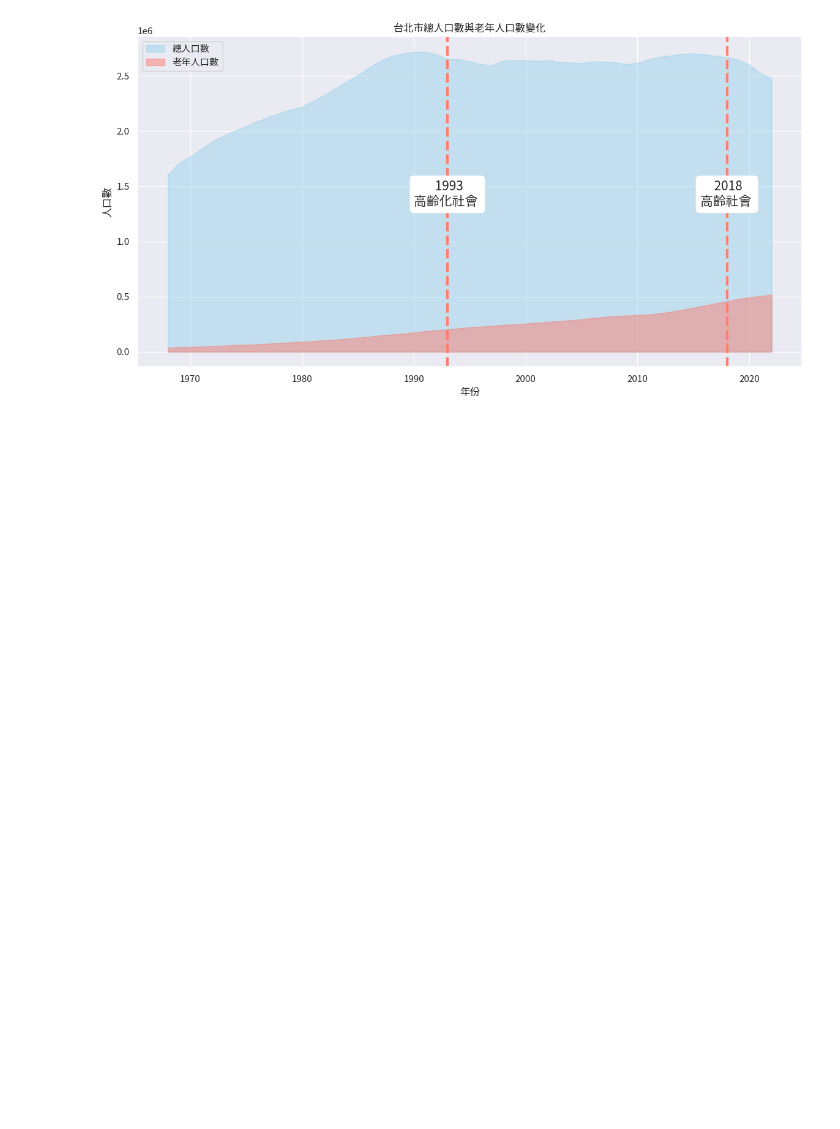
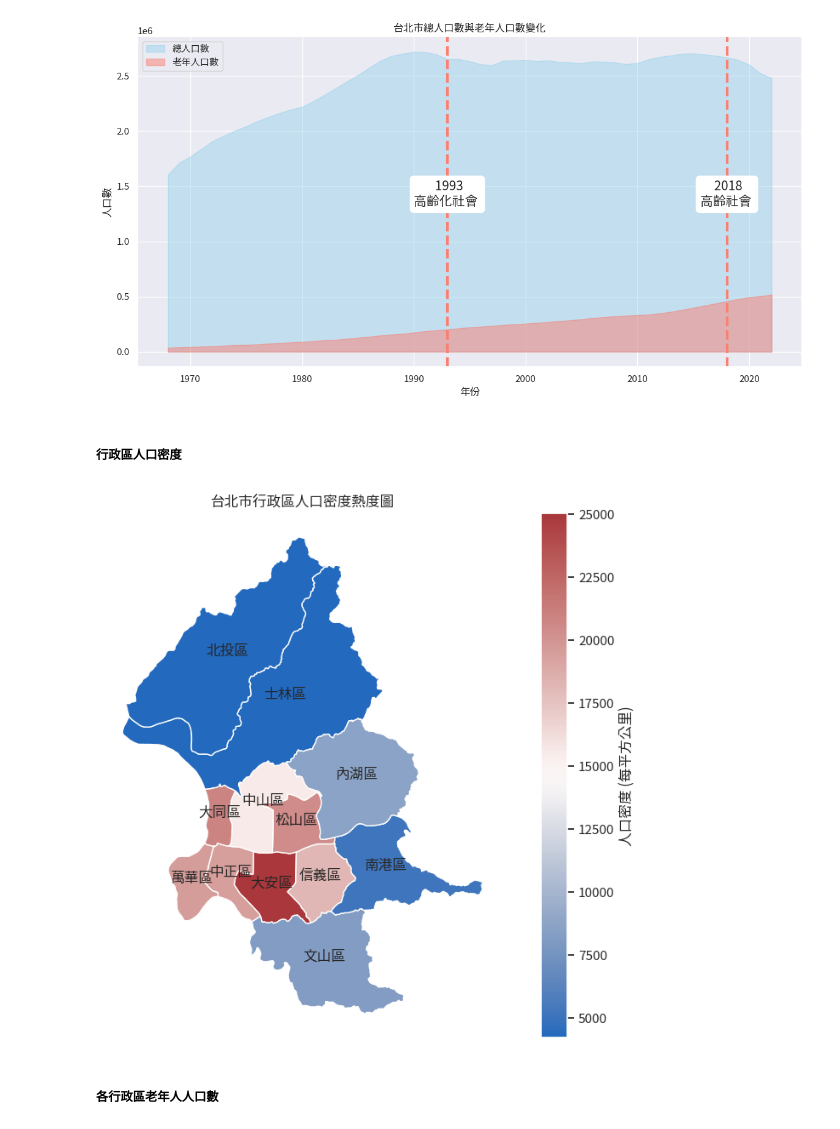
Before and after one commit to NaomiLinBlog/Data-Visualization---AgeScape-Taipei, a Jupyter notebook: 台北_行政區老年人口.ipynb, the cells around one changed output. Saved outputs shown, nothing was run; the diff lists cells and outputs as text; code cells hidden in the pictures; blank space fills up the shorter version.

```diff
--- a/台北_行政區老年人口.ipynb
+++ b/台北_行政區老年人口.ipynb
@@ -80,6 +73,43 @@ plt.legend()
 plt.show()
 # %% [output]
 [figure]
+# %% [markdown]
+##### 行政區人口密度
+# %%
+# 載入CSV檔案，其中包含人口密度資料
+file_path_csv = 'data/全國人口資料庫統計地圖.csv'  # 請替換為實際檔案路徑
+population_data = pd.read_csv(file_path_csv)
+
+# 將人口密度的格式轉換為數值
+population_data['人口密度'] = population_data['人口密度'].str.replace(',', '').astype(float)
+
+# 載入Shapefile，其中包含台北市行政區的地理資訊
+file_path_shp = 'shapefiles/TOWN_MOI_1120825.shp'  # 請替換為實際檔案路徑
+shape_data = gpd.read_file(file_path_shp)
+
+# 篩選出台北市的行政區資料
+taipei_shape_data = shape_data[shape_data['COUNTYNAME'] == '臺北市']
+
+# 根據行政區名稱合併人口密度資料和地理資訊
+merged_data = taipei_shape_data.merge(population_data, left_on='TOWNNAME', right_on='區域別')
+
+# 製作熱度圖
+fig, ax = plt.subplots(1, 1, figsize=(12, 8))
+merged_data.plot(column='人口密度', ax=ax, legend=True, cmap='vlag',
+                 legend_kwds={'label': "人口密度 (每平方公里)"})
+ax.set_title('台北市行政區人口密度熱度圖')
+ax.axis('off')
+
+# 在每個行政區的代表點上添加名稱
+for idx, row in merged_data.iterrows():
+    plt.annotate(s=row['TOWNNAME'], xy=(row.geometry.centroid.x, row.geometry.centroid.y),
+                 horizontalalignment='center')
+
+plt.show()
+# %% [output]
+[figure, added]
+# %% [markdown]
+##### 各行政區老年人人口數
 # %%
 # 載入CSV檔案，其中包含人口密度資料
 import pandas as pd
```
Also changed, not shown: parts of 6 cells of this notebook, 5 other files.
